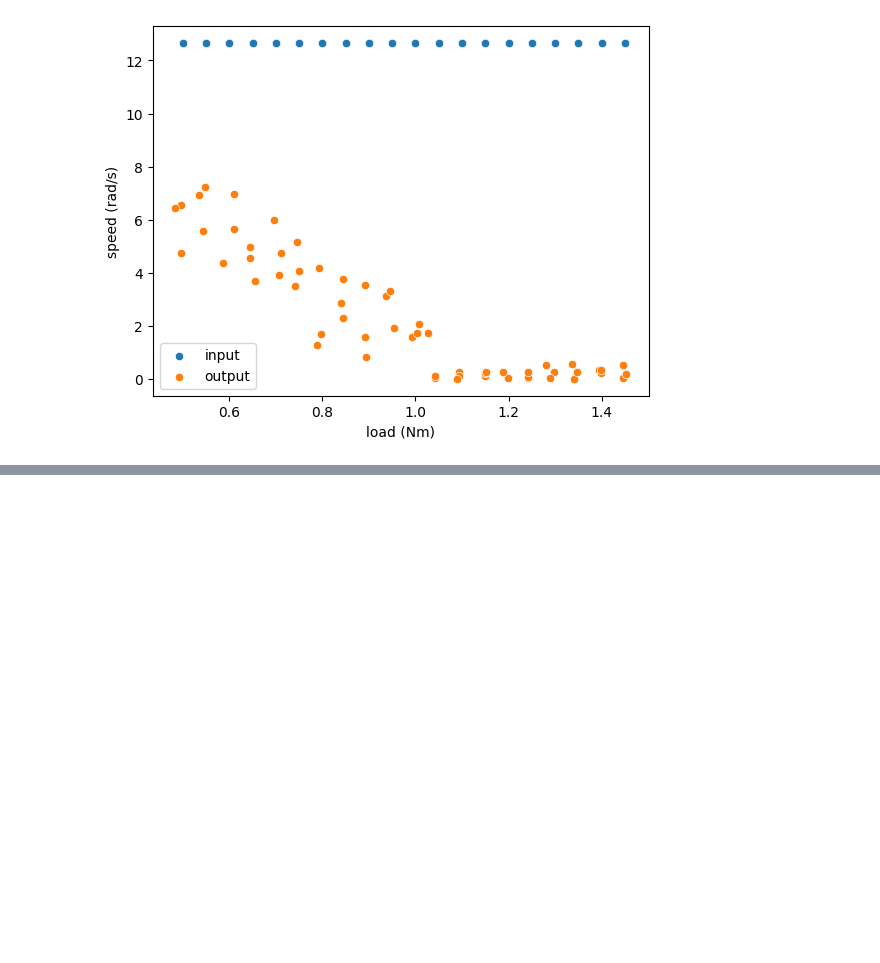
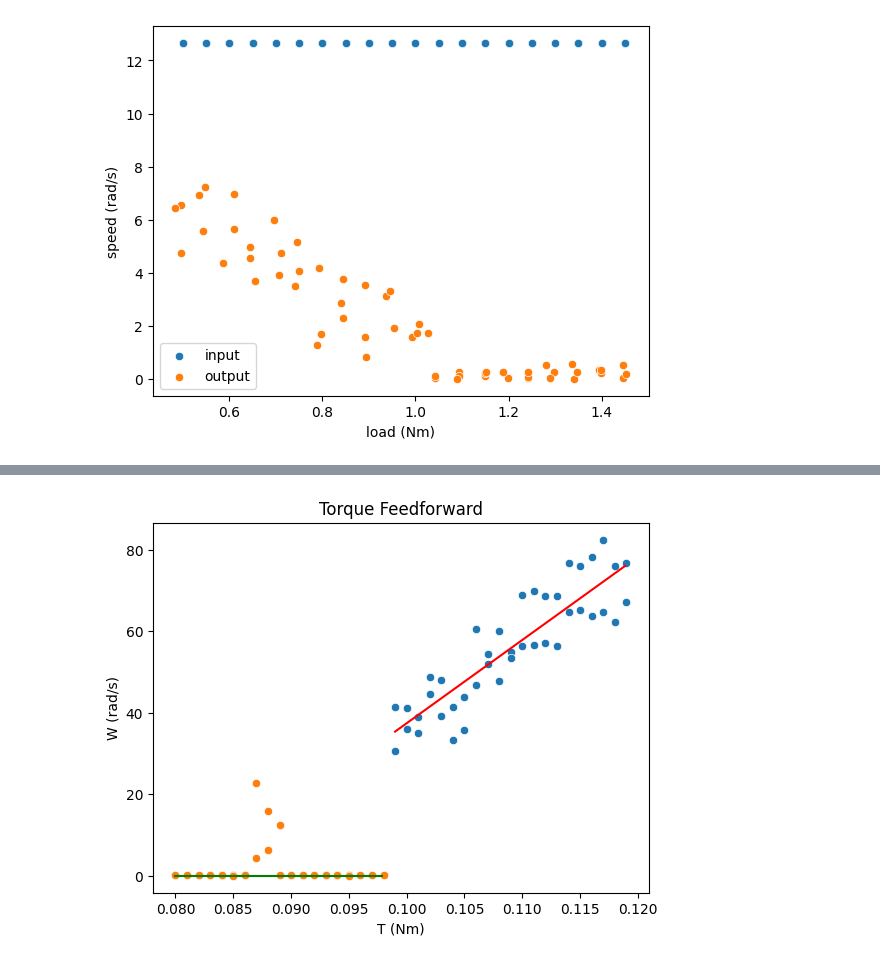
Before and after one commit to priest-yang/Motor-testing, a Jupyter notebook: data_analysis.ipynb, the cells around one changed output, grey strips where cells are left out. Cells and saved outputs as stored; diff of their text form; code cells hidden in the pictures; blank space fills up the shorter version.

```diff
--- a/data_analysis.ipynb
+++ b/data_analysis.ipynb
@@ -5,6 +5,7 @@ import matplotlib.pyplot as plt
 import seaborn as sns
 # %%
 motor_data = pd.read_csv('./unitree/data/go1.csv', index_col=0)
+tor_ff = pd.read_csv('./unitree/data/forward.csv')
 # %%
 motor_data['torque_sensor'] = motor_data['voltage'].apply(lambda x: x  / 0.4509 * 22.6)
 sns.scatterplot(data=motor_data, x='torque_sensor', y='input_torque')
@@ -51,0 +38,25 @@ plt.show()
+# %%
+Threshold = 0.098
+
+under_fit = tor_ff[tor_ff['T'] > Threshold]
+from sklearn.linear_model import LinearRegression
+model = LinearRegression()
+model.fit(under_fit['T'].values.reshape(-1, 1), under_fit['W'].values.reshape(-1, 1))
+x = np.arange(under_fit['T'].min(), under_fit['T'].max(), 0.0001)
+static_x = np.arange(tor_ff['T'].min(), Threshold, 0.0001)
+# Get the coefficients of the fitted line
+slope = model.coef_[0][0]
+intercept = model.intercept_[0]
+
+# Generate the fitted line
+fitting_line = slope * x + intercept
+sns.lineplot(x=x, y=fitting_line.reshape(-1), color='red')
+sns.lineplot(x=static_x, y=0, color='green')
+sns.scatterplot(data=under_fit, x="T", y="W")
+sns.scatterplot(data=tor_ff[tor_ff['T'] <= Threshold], x="T", y="W")
+plt.title('Torque Feedforward')
+plt.ylabel('W (rad/s)')
+plt.xlabel('T (Nm)')
+plt.show()
+# %% [output]
+[figure, added]
```
Also changed, not shown: parts of 4 cells of this notebook, 1 other file.
